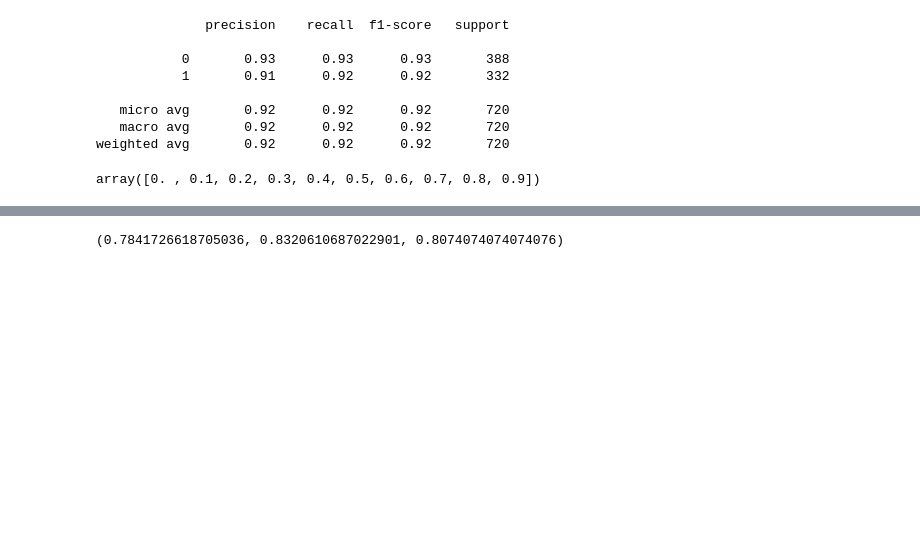
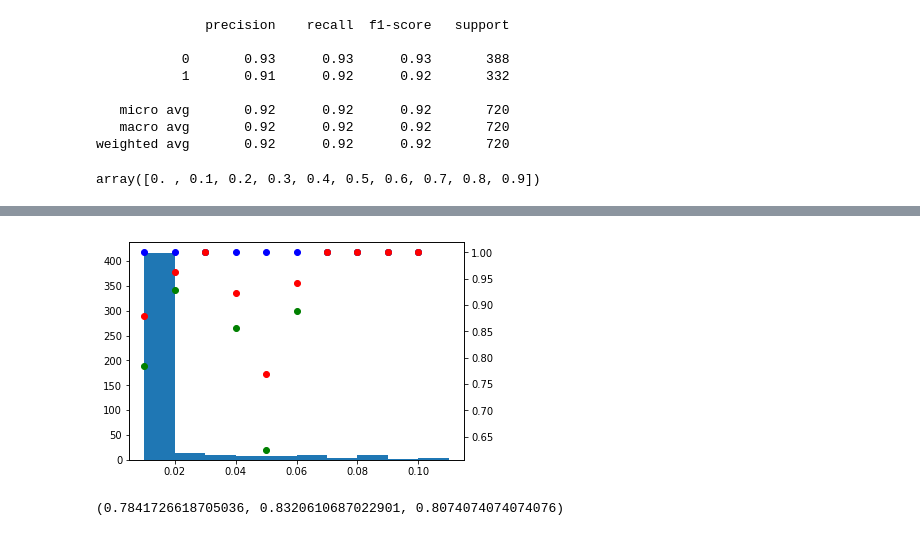
Before and after one commit to brialorelle/headcam-algo, a Jupyter notebook: src/gold_set_eval.ipynb, the cells around one changed output, grey strips where cells are left out. Cells and saved outputs as stored; diff of their text form; code cells hidden in the pictures; blank space fills up the shorter version.

```diff
--- a/src/gold_set_eval.ipynb
+++ b/src/gold_set_eval.ipynb
@@ -200,3 +247,17 @@ plt.show()
+# %%
+end = 10
+
+fig, ax1 = plt.subplots()
+ax2 = ax1.twinx()  # instantiate a second axes that shares the same x-axis
+ax1.bar(bins[:end], lens[:end], width=0.01, align='edge')
+
+ax2.plot(bins[:end], ps[:end], 'go') #Green = P
+ax2.plot(bins[:end], rs[:end], 'bo') #Blue = R
+ax2.plot(bins[:end], fs[:end], 'ro') #Red = F
+
+plt.show()
+# %% [output]
+[figure, added]
 # %%
 calc_prf(df[np.logical_and(df['nose_confidence'] >= 0.0, df['nose_confidence'] < 0.01)], 'openpose')
 # %% [output]
```
Also changed, not shown: parts of 8 cells of this notebook, 1 other file.
